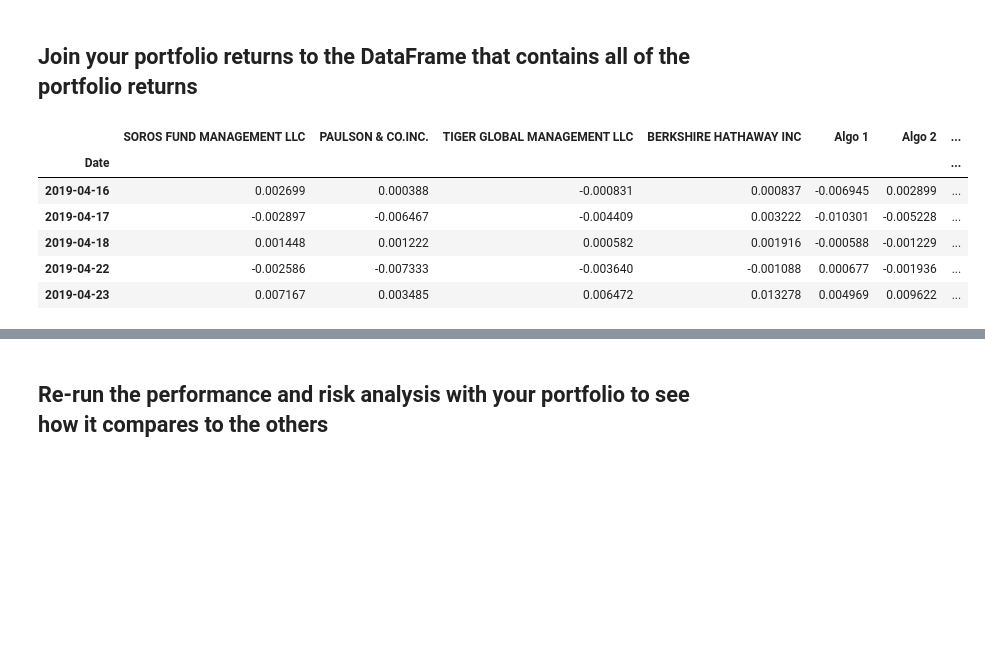
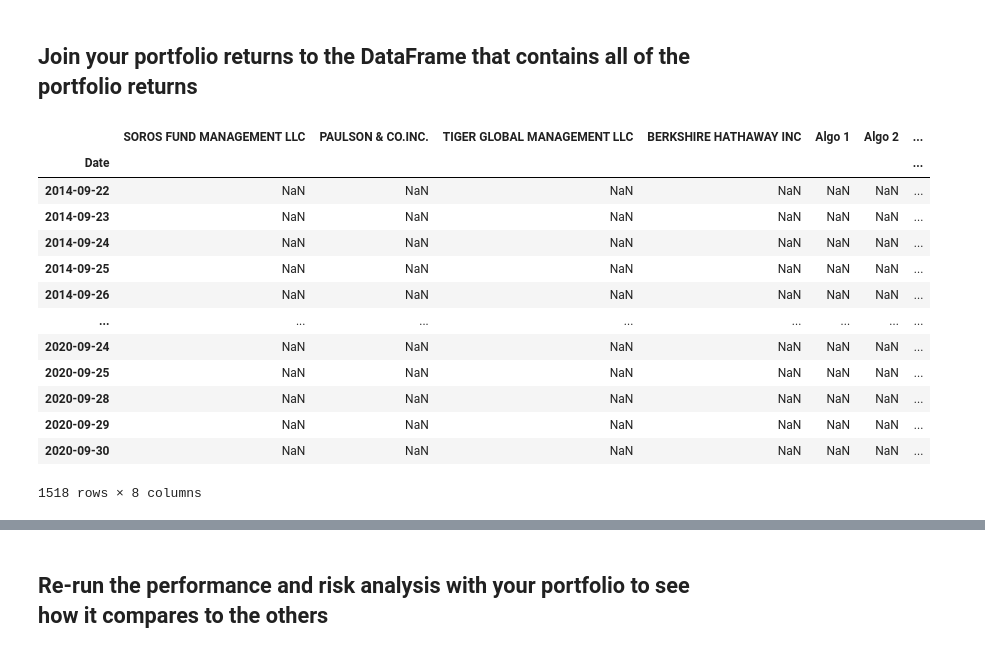
Before and after one commit to tsanpitak/UCB_FinTech, a Jupyter notebook: Projects/04-Pandas/Instructions/Starter_Code/whale_analysis_TS.ipynb, the cells around one changed output, grey strips where cells are left out. Drawn from its saved outputs; the diff is of its cells as text; code cells hidden in the pictures; blank space fills up the shorter version.

```diff
--- a/Projects/04-Pandas/Instructions/Starter_Code/whale_analysis_TS.ipynb
+++ b/Projects/04-Pandas/Instructions/Starter_Code/whale_analysis_TS.ipynb
@@ -483,5 +503,7 @@ daily_price.head()
 # %%
 # Reset the index
 # YOUR CODE HERE
+port = port.reset_index()
+port.head()
 # %% [output]
 |  | Trade DATE | Symbol | NOCP |
@@ -493,4 +515,6 @@ daily_price.head()
 # %%
 # Pivot so that each column of prices represents a unique symbol
 # YOUR CODE HERE
+port = port.pivot_table(values="NOCP", index="Trade DATE", columns="Symbol")
+port.head()
 # %% [output]
@@ -504,6 +528,6 @@ daily_price.head()
 # %%
 # Drop Nulls
 # YOUR CODE HERE
-returns = daily_price.pct_change().dropna()
-returns.head()
+port = port.pct_change().dropna()
+port.head()
 # %% [output]
@@ -520,6 +544,6 @@ returns.head()
 # Calculate weighted portfolio returns
 weights = [1/5, 1/5, 1/5,1/5,1/5]
 # YOUR CODE HERE
-custom_port = returns.dot(weights)
-custom_port.head()
+port_returns = port.dot(weights)
+port_returns.head()
 # %% [output]
@@ -535,14 +559,25 @@ dtype: float64
 # %%
 # Add your "Custom" portfolio to the larger dataframe of fund returns
 # YOUR CODE HERE
+port_returns.index.name = "Date"
+daily_returns = pd.concat([returns_df, port_returns], axis="columns", join="outer")
+daily_returns.rename(columns={0:"Custom"}, inplace=True)
+daily_returns
 # %% [output]
 |  | SOROS FUND MANAGEMENT LLC | PAULSON & CO.INC. | TIGER GLOBAL MANAGEMENT LLC | BERKSHIRE HATHAWAY INC | Algo 1 | Algo 2 | ... |
 | Date |  |  |  |  |  |  | ... |
-| 2019-04-16 | 0.002699 | 0.000388 | -0.000831 | 0.000837 | -0.006945 | 0.002899 | ... |
-| 2019-04-17 | -0.002897 | -0.006467 | -0.004409 | 0.003222 | -0.010301 | -0.005228 | ... |
-| 2019-04-18 | 0.001448 | 0.001222 | 0.000582 | 0.001916 | -0.000588 | -0.001229 | ... |
-| 2019-04-22 | -0.002586 | -0.007333 | -0.003640 | -0.001088 | 0.000677 | -0.001936 | ... |
-| 2019-04-23 | 0.007167 | 0.003485 | 0.006472 | 0.013278 | 0.004969 | 0.009622 | ... |
+| 2014-09-22 | NaN | NaN | NaN | NaN | NaN | NaN | ... |
+| 2014-09-23 | NaN | NaN | NaN | NaN | NaN | NaN | ... |
+| 2014-09-24 | NaN | NaN | NaN | NaN | NaN | NaN | ... |
+| 2014-09-25 | NaN | NaN | NaN | NaN | NaN | NaN | ... |
+| 2014-09-26 | NaN | NaN | NaN | NaN | NaN | NaN | ... |
+| ... | ... | ... | ... | ... | ... | ... | ... |
+| 2020-09-24 | NaN | NaN | NaN | NaN | NaN | NaN | ... |
+| 2020-09-25 | NaN | NaN | NaN | NaN | NaN | NaN | ... |
+| 2020-09-28 | NaN | NaN | NaN | NaN | NaN | NaN | ... |
+| 2020-09-29 | NaN | NaN | NaN | NaN | NaN | NaN | ... |
+| 2020-09-30 | NaN | NaN | NaN | NaN | NaN | NaN | ... |
+1518 rows × 8 columns
 # %%
 # Only compare dates where return data exists for all the stocks (drop NaNs)
 # YOUR CODE HERE
```
Also changed, not shown: parts of 22 cells of this notebook.
